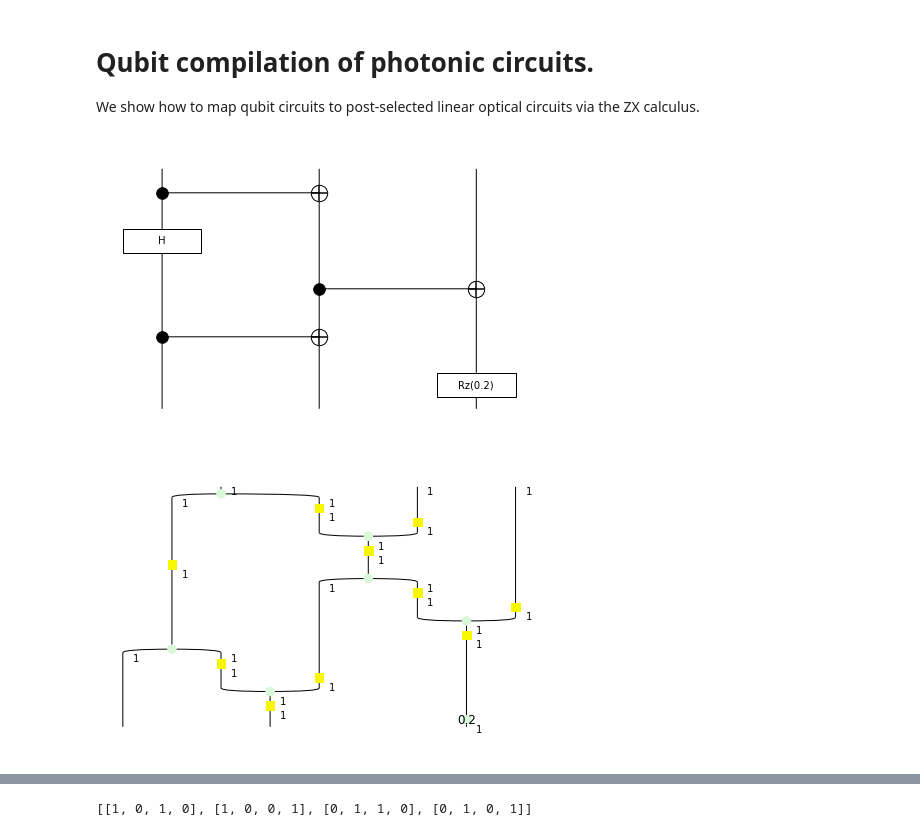
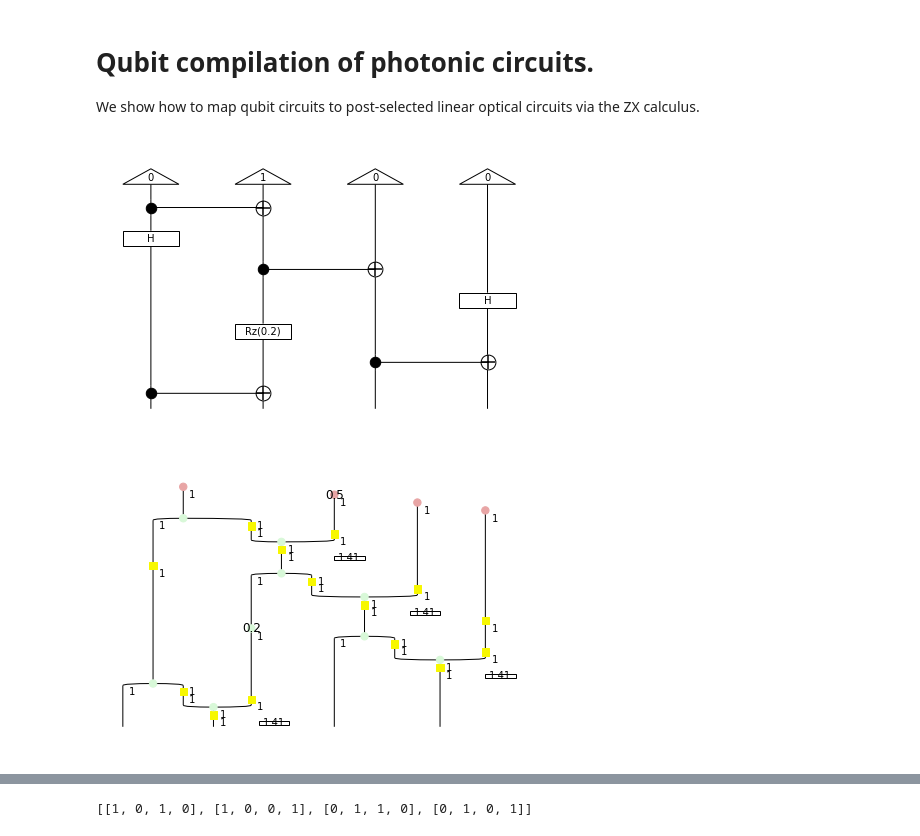
Before and after one commit to cnm13ryan/discopy, a Jupyter notebook: docs/notebooks/optics-compilation.ipynb, the cells around one changed output, grey strips where cells are left out. Drawn from its saved outputs; the diff is of its cells as text; code cells hidden in the pictures.

```diff
--- a/docs/notebooks/optics-compilation.ipynb
+++ b/docs/notebooks/optics-compilation.ipynb
@@ -3,16 +3,16 @@
 
 We show how to map qubit circuits to post-selected linear optical circuits via the ZX calculus.
 # %%
-from discopy.quantum import CX, H, Id, Rz, Rx, CZ
+from discopy.quantum import CX, H, Id, Rz, Rx, CZ, Ket
 
-circuit = CX @ Id(1) >> H @ CX >> CX @ Rz(0.2)
+circuit = Ket(0, 1, 0, 0) >> CX @ Id(2) >> H @ CX @ H >> Id(1) @ Rz(0.2) @ CX >> CX @ Id(2)
 circuit.draw()
 # %% [output]
-[figure, old version]
+[figure, new version]
 # %%
 from discopy.quantum.zx import circuit2zx, decomp
 
 diagram = decomp(circuit2zx(circuit))
 diagram.draw()
 # %% [output]
-[figure, old version]
+[figure, new version]
```
Also changed, not shown: parts of 9 cells of this notebook, 2 other files.
